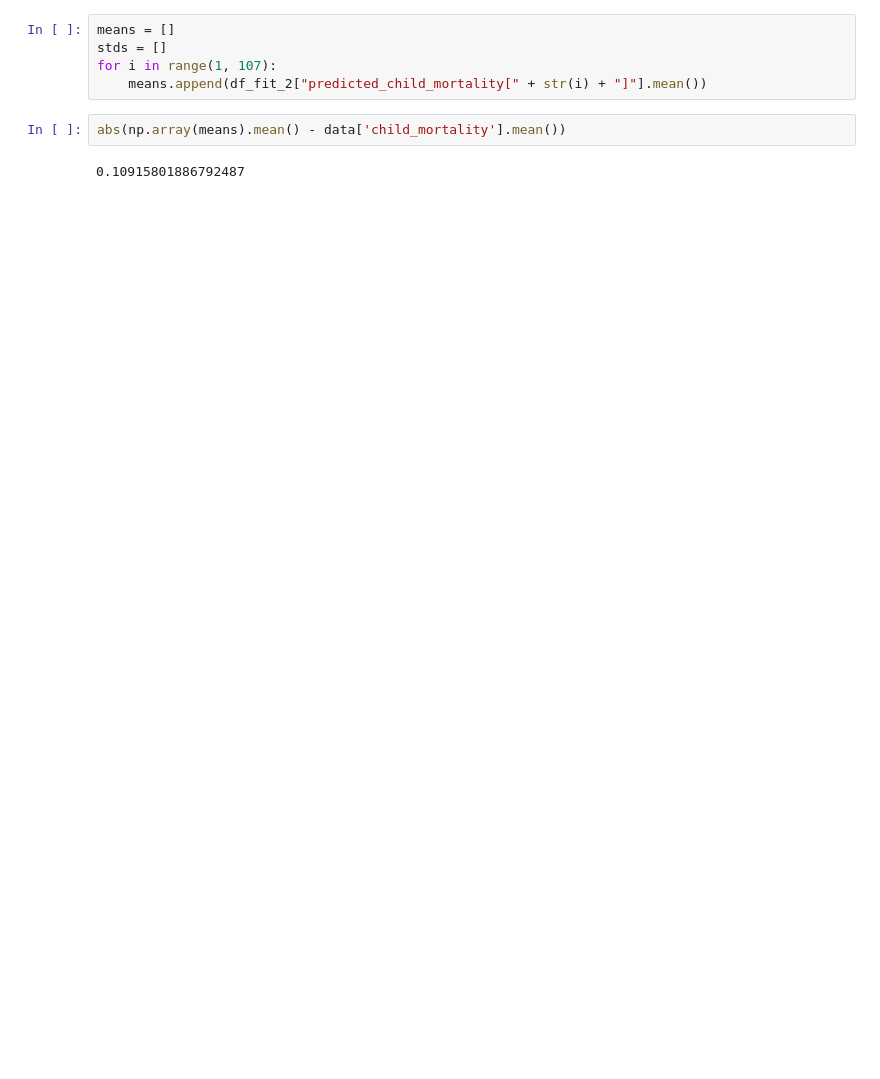
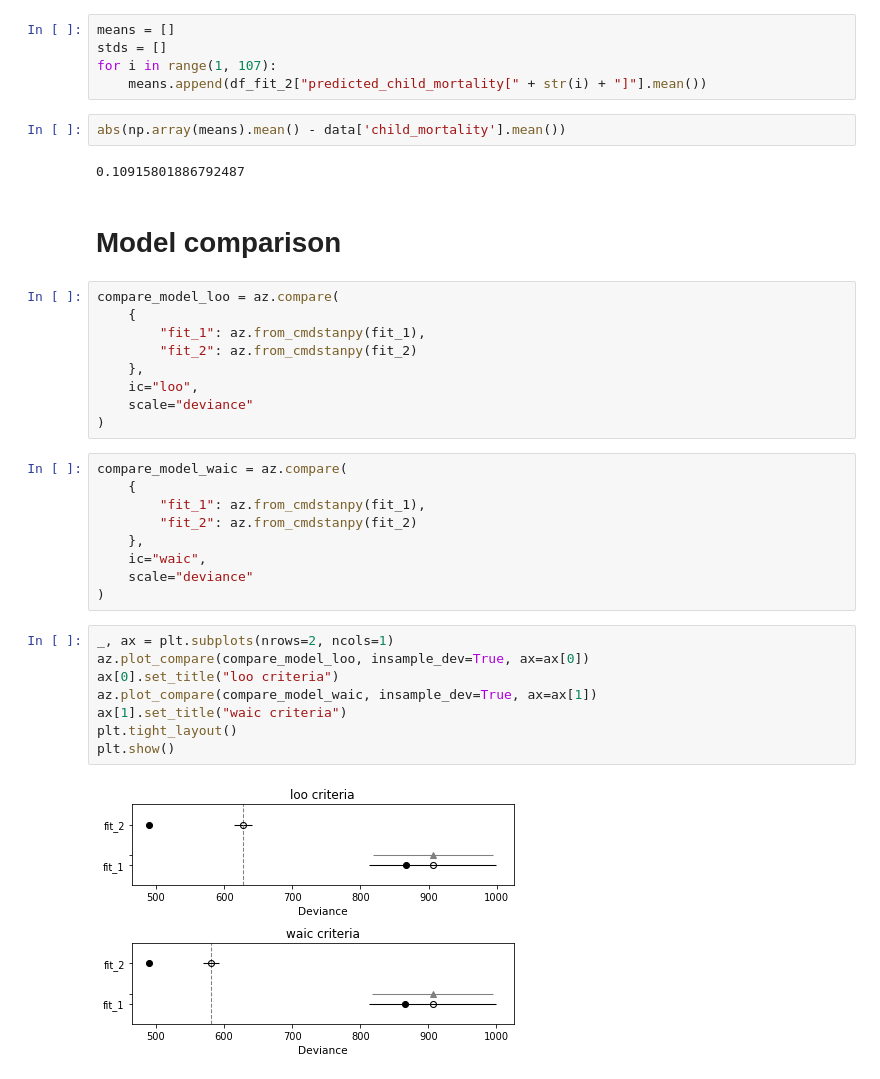
Before and after one commit to Norbert-Podgorski/Child-Mortality-Prediction-Bayesian-Model, a Jupyter notebook: model.ipynb, the cells around one changed output. Cells and saved outputs as stored; diff of their text form; blank space fills up the shorter version.

```diff
--- a/model.ipynb
+++ b/model.ipynb
@@ -229,3 +246,33 @@ for i in range(1, 107):
 abs(np.array(means).mean() - data['child_mortality'].mean())
 # %% [output]
 0.10915801886792487
+# %% [markdown]
+# Model comparison
+# %%
+compare_model_loo = az.compare(
+    {
+        "fit_1": az.from_cmdstanpy(fit_1),
+        "fit_2": az.from_cmdstanpy(fit_2)
+    },
+    ic="loo",
+    scale="deviance"
+)
+# %%
+compare_model_waic = az.compare(
+    {
+        "fit_1": az.from_cmdstanpy(fit_1),
+        "fit_2": az.from_cmdstanpy(fit_2)
+    },
+    ic="waic",
+    scale="deviance"
+)
+# %%
+_, ax = plt.subplots(nrows=2, ncols=1)
+az.plot_compare(compare_model_loo, insample_dev=True, ax=ax[0])
+ax[0].set_title("loo criteria")
+az.plot_compare(compare_model_waic, insample_dev=True, ax=ax[1])
+ax[1].set_title("waic criteria")
+plt.tight_layout()
+plt.show()
+# %% [output]
+[figure, added]
```
Also changed, not shown: parts of 14 cells of this notebook, 2 other files.
